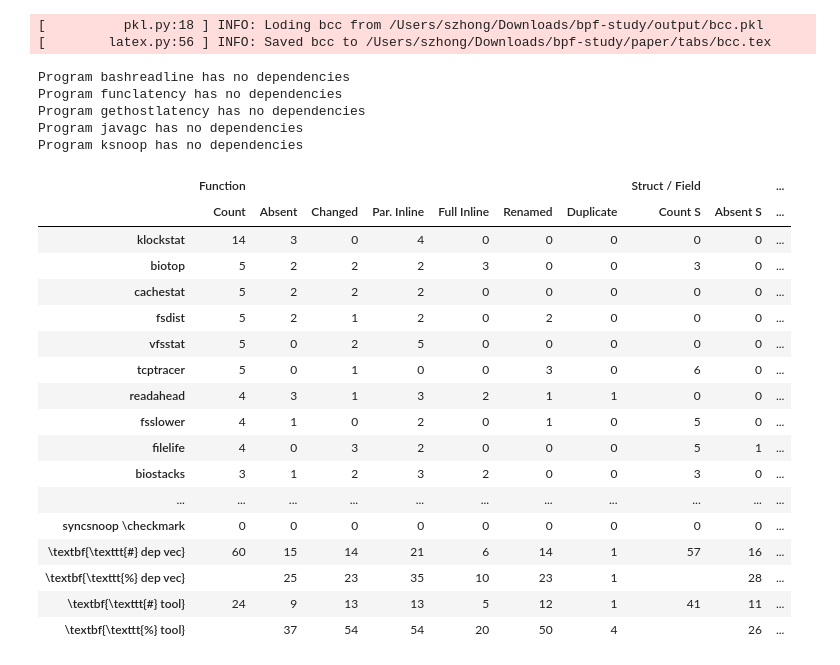
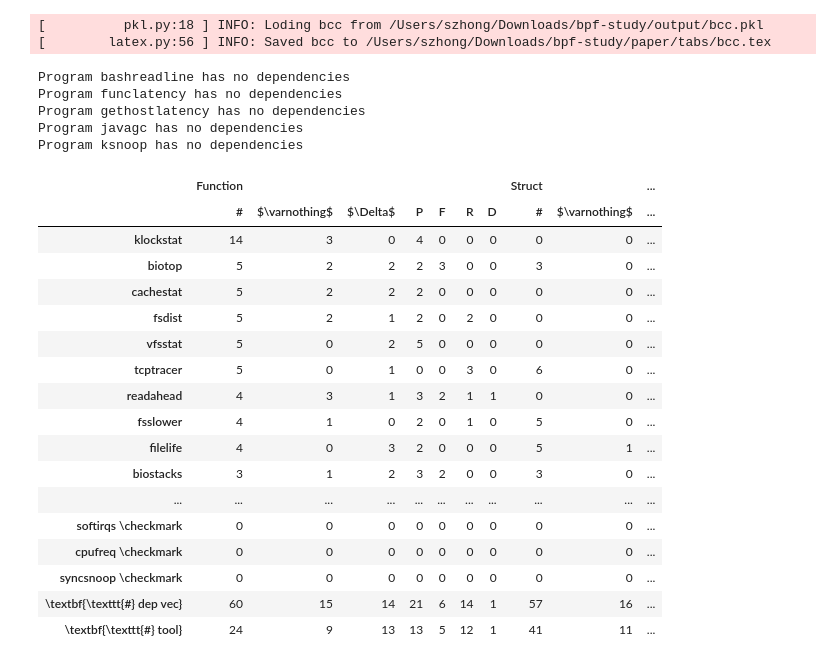
Before and after one commit to ShawnZhong/DepSurf, a Jupyter notebook: 51_bcc_table.ipynb, the cells around one changed output. Drawn from its saved outputs; the diff is of its cells as text; code cells hidden in the pictures.

```diff
--- a/51_bcc_table.ipynb
+++ b/51_bcc_table.ipynb
@@ -10,7 +10,17 @@ import pandas as pd
 from depsurf import DepKind, IssueEnum, ReportDict
 from utils import GRAY_DASH, load_pkl, rotate, save_latex
 
-KEY_NUMBER = "Count"
+COUNT = "Count"
+
+COLUMNS = {
+    COUNT: "#",
+    IssueEnum.ABSENT: r"$\varnothing$",
+    IssueEnum.CHANGE: r"$\Delta$",
+    IssueEnum.PARTIAL_INLINE: "P",
+    IssueEnum.FULL_INLINE: "F",
+    IssueEnum.RENAME: "R",
+    IssueEnum.DUPLICATE: "D",
+}
 
 NUM_TOOLS = r"\texttt{#} tool"
 PCT_TOOLS = r"\texttt{%} tool"
@@ -26,18 +36,18 @@ if BOLD_SUMMARY:
 
 SUMMARY = [
     NUM_DEPS,
-    PCT_DEPS,
+    # PCT_DEPS,
     NUM_TOOLS,
-    PCT_TOOLS,
+    # PCT_TOOLS,
 ]
 
-KINDS = [
-    DepKind.FUNC,
-    DepKind.STRUCT,
-    DepKind.FIELD,
-    DepKind.TRACEPOINT,
-    DepKind.SYSCALL,
-]
+KINDS = {
+    DepKind.FUNC: "Function",
+    DepKind.STRUCT: "Struct",
+    DepKind.FIELD: "Field",
+    DepKind.TRACEPOINT: "Tracept",
+    DepKind.SYSCALL: "Syscall",
+}
 
 data: Dict[str, ReportDict] = load_pkl("bcc")
 data[NUM_DEPS] = {dep: report for deps in data.values() for dep, report in deps.items()}
@@ -53,12 +63,12 @@ for prog_name, deps in data.items():
     result = defaultdict(int)
     for dep, report in deps.items():
         kind = dep.kind
-        result[(kind, KEY_NUMBER)] += 1
+        result[(kind, COUNT)] += 1
 
         num_absent = sum(1 for issues in report.values() if IssueEnum.ABSENT in issues)
         result[(kind, IssueEnum.ABSENT)] += min(num_absent, 1)
 
-        if kind not in DepKind.STRUCT:
+        if kind not in [DepKind.STRUCT, DepKind.SYSCALL]:
             num_delta = sum(
                 1 for issues in report.values() if IssueEnum.CHANGE in issues
             )
@@ -74,14 +84,15 @@ for prog_name, deps in data.items():
                 num_issue = sum(1 for issues in report.values() if issue in issues)
                 result[(kind, issue)] += min(num_issue, 1)
 
-    if prog_name != NUM_DEPS:
-        for (kind, key), count in result.items():
-            if count > 0:
-                num_tools[(kind, key)] += 1
+    for (kind, key), count in result.items():
+        if prog_name != NUM_DEPS and count > 0:
+            num_tools[(kind, key)] += 1
+        # if key == COUNT:
+        #     result[(kind, key)] = f"\\emph{{{count}}}"
 
     has_issue = False
     for (kind, key), count in result.items():
-        if key == KEY_NUMBER:
+        if key == COUNT:
             continue
         if count != 0:
             has_issue = True
@@ -99,7 +110,7 @@ def compute_percentage(key):
     counts = {}
     result = {}
     for (kind, key), count in results[key].items():
-        if key == KEY_NUMBER:
+        if key == COUNT:
             counts[kind] = count
             result[(kind, key)] = ""
         else:
@@ -112,64 +123,49 @@ if PCT_DEPS in SUMMARY:
 if PCT_TOOLS in SUMMARY:
     results[PCT_TOOLS] = compute_percentage(NUM_TOOLS)
 
+
+results = {
+    tool: {(KINDS[kind], COLUMNS[key]): count for (kind, key), count in report.items()}
+    for tool, report in results.items()
+}
+
 df = pd.DataFrame(results).T
 
-df = df.reindex(sorted(df.columns, key=lambda x: x[0]), axis=1)
-
-
-def rename_cols(col):
-    kind, key = col
-    if kind in (DepKind.STRUCT, DepKind.FIELD):
-        key = {
-            (DepKind.STRUCT, KEY_NUMBER): "Count S",
-            (DepKind.FIELD, KEY_NUMBER): "Count F",
-            (DepKind.STRUCT, IssueEnum.ABSENT): "Absent S",
-            (DepKind.FIELD, IssueEnum.ABSENT): "Absent F",
-            (DepKind.FIELD, IssueEnum.CHANGE): "Changed F",
-        }[col]
-        kind = "Struct / Field"
-    if kind == DepKind.TRACEPOINT:
-        kind = "Tracept"
-    if kind == DepKind.SYSCALL:
-        kind = "Syscall"
-    return (kind, key)
-
-
-df.columns = df.columns.map(rename_cols)
+KINDS_LIST = list({v: k for k, v in KINDS.items()})
+df = df.reindex(sorted(df.columns, key=lambda x: KINDS_LIST.index(x[0])), axis=1)
 df = df.sort_values(by=df.columns.tolist(), ascending=False)
 df = df.loc[[r for r in df.index if r not in SUMMARY] + SUMMARY]
 
 
 def f(x):
     if type(x) == str:
         return x
     if pd.isna(x):
         return 0
     return int(x)
 
 
 df = df.map(f)
 df_latex = df.map(lambda x: GRAY_DASH if x == 0 else x)
-df_latex.columns = df.columns.map(lambda x: (x[0], rotate(x[1])))
 latex = df_latex.to_latex(
     multicolumn_format="c|",
     column_format="l|rrrrrrr|rr|rrr|rrr|rrr",
 )
 latex = latex.replace(NUM_DEPS, r"\midrule" + "\n" + NUM_DEPS)
 
 save_latex(latex, "bcc")
 
 df
 # %% [output]
 [          pkl.py:18 ] INFO: Loding bcc from /Users/szhong/Downloads/bpf-study/output/bcc.pkl
 [        latex.py:56 ] INFO: Saved bcc to /Users/szhong/Downloads/bpf-study/paper/tabs/bcc.tex
 Program bashreadline has no dependencies
 Program funclatency has no dependencies
 Program gethostlatency has no dependencies
 Program javagc has no dependencies
 Program ksnoop has no dependencies
-|  | Function |  |  |  |  |  |  | Struct / Field |  | ... |
-|  | Count | Absent | Changed | Par. Inline | Full Inline | Renamed | Duplicate | Count S | Absent S | ... |
+|  | Function |  |  |  |  |  |  | Struct |  | ... |
+|  | # | $\varnothing$ | $\Delta$ | P | F | R | D | # | $\varnothing$ | ... |
 | klockstat | 14 | 3 | 0 | 4 | 0 | 0 | 0 | 0 | 0 | ... |
 | biotop | 5 | 2 | 2 | 2 | 3 | 0 | 0 | 3 | 0 | ... |
 | cachestat | 5 | 2 | 2 | 2 | 0 | 0 | 0 | 0 | 0 | ... |
@@ -181,8 +177,8 @@ Program ksnoop has no dependencies
 | filelife | 4 | 0 | 3 | 2 | 0 | 0 | 0 | 5 | 1 | ... |
 | biostacks | 3 | 1 | 2 | 3 | 2 | 0 | 0 | 3 | 0 | ... |
 | ... | ... | ... | ... | ... | ... | ... | ... | ... | ... | ... |
+| softirqs \checkmark | 0 | 0 | 0 | 0 | 0 | 0 | 0 | 0 | 0 | ... |
+| cpufreq \checkmark | 0 | 0 | 0 | 0 | 0 | 0 | 0 | 0 | 0 | ... |
 | syncsnoop \checkmark | 0 | 0 | 0 | 0 | 0 | 0 | 0 | 0 | 0 | ... |
 | \textbf{\texttt{#} dep vec} | 60 | 15 | 14 | 21 | 6 | 14 | 1 | 57 | 16 | ... |
-| \textbf{\texttt{%} dep vec} |  | 25 | 23 | 35 | 10 | 23 | 1 |  | 28 | ... |
 | \textbf{\texttt{#} tool} | 24 | 9 | 13 | 13 | 5 | 12 | 1 | 41 | 11 | ... |
-| \textbf{\texttt{%} tool} |  | 37 | 54 | 54 | 20 | 50 | 4 |  | 26 | ... |
```
Also changed, not shown: 3 other files.
